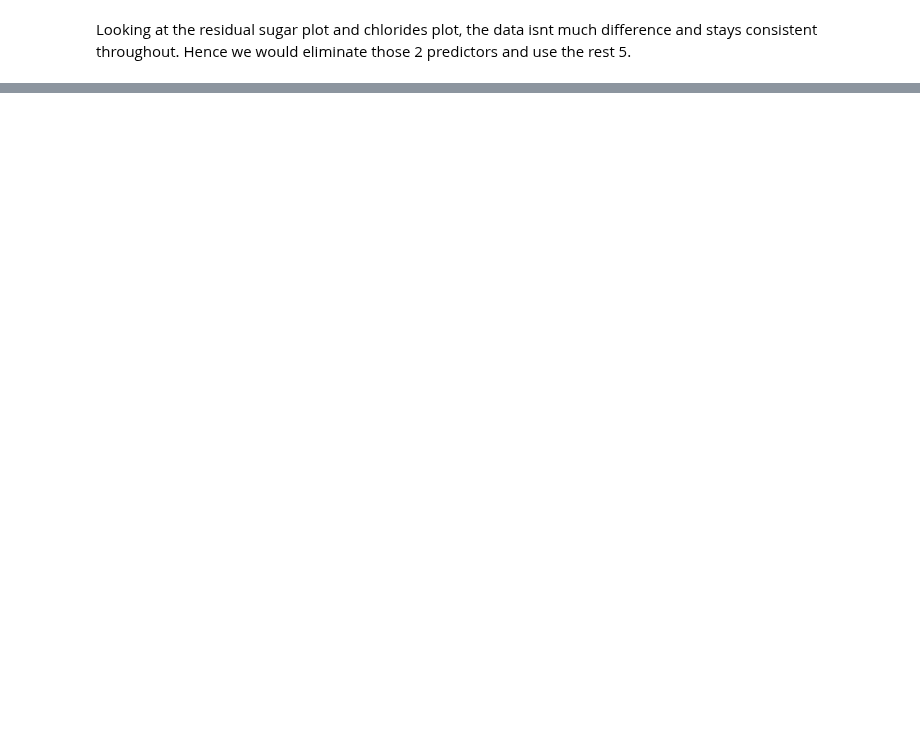
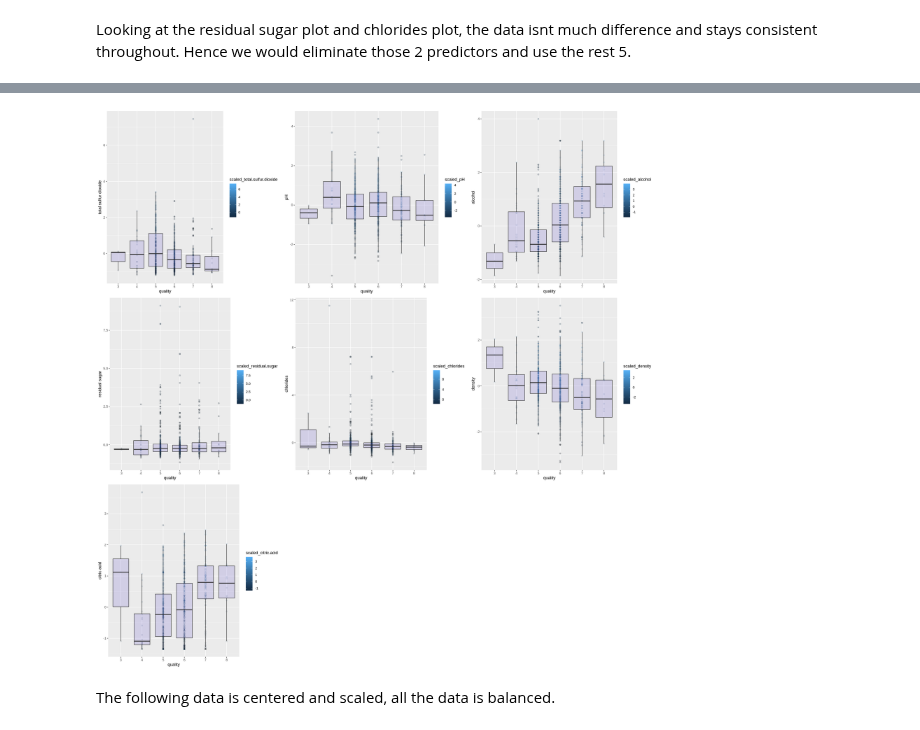
Before and after one commit to SurajDatta/DSCI100_group_project, a Jupyter notebook: group_project_proposal.ipynb, the cells around one changed output, grey strips where cells are left out. Cells and saved outputs as stored; diff of their text form; code cells hidden in the pictures; blank space fills up the shorter version.

Commit message:
Centralized data and added more method

```diff
--- a/group_project_proposal.ipynb
+++ b/group_project_proposal.ipynb
@@ -333,2 +315,14 @@ plot_grid(relation_tsd, relation_ph, relation_ah, relation_rs, relation_ch, rela
 # %% [markdown]
 Looking at the residual sugar plot and chlorides plot, the data isnt much difference and stays consistent throughout. Hence we would eliminate those 2 predictors and use the rest 5.
+# %%
+wine_train_scaled <- wine_train %>%
+
+ mutate(scaled_total.sulfur.dioxide = scale(total.sulfur.dioxide, center = TRUE),
+        scaled_pH = scale(pH, center = TRUE),
+        scaled_alcohol = scale(alcohol, center = TRUE),
+        scaled_residual.sugar = scale(residual.sugar, center = TRUE),
+        scaled_chlorides = scale(chlorides, center = TRUE),
+        scaled_density = scale(density, center = TRUE),
+        scaled_citric.acid = scale(citric.acid, center = TRUE))
+
+wine_train_scaled
@@ -334,0 +349,64 @@ Looking at the residual sugar plot and chlorides plot, the data isnt much differ
+# %%
+options(repr.plot.width = 20, repr.plot.height = 20)
+
+scaled_relation_tsd <- wine_train_scaled %>%
+   ggplot(aes(x = scaled_total.sulfur.dioxide, y = as.factor(quality))) +
+   geom_point(aes(colour = scaled_total.sulfur.dioxide), alpha = 0.1) +
+   geom_boxplot(fill="slateblue", alpha= 0.2) +
+   coord_flip() +
+   xlab("total sulfur dioxide") +
+   ylab("quality")
+
+scaled_relation_ph <- wine_train_scaled %>%
+   ggplot(aes(x = scaled_pH, y = as.factor(quality))) +
+   geom_point(aes(colour = scaled_pH), alpha = 0.1) +
+   geom_boxplot(fill="slateblue", alpha= 0.2) +
+   coord_flip() +
+   xlab("pH") +
+   ylab("quality")
+
+scaled_relation_ah <- wine_train_scaled %>%
+   ggplot(aes(x = scaled_alcohol, y = as.factor(quality))) +
+   geom_point(aes(colour = scaled_alcohol), alpha = 0.1) +
+   geom_boxplot(fill="slateblue", alpha= 0.2) +
+   coord_flip() +
+   xlab("alcohol") +
+   ylab("quality")
+
+scaled_relation_rs <- wine_train_scaled %>%
+   ggplot(aes(x = scaled_residual.sugar, y = as.factor(quality))) +
+   geom_point(aes(color = scaled_residual.sugar), alpha = 0.1) +
+   geom_boxplot(fill="slateblue", alpha= 0.2) +
+   coord_flip() +
+   xlab("residual sugar") +
+   ylab("quality")
+
+scaled_relation_ch <- wine_train_scaled %>%
+   ggplot(aes(x = scaled_chlorides, y = as.factor(quality))) +
+   geom_point(aes(color = scaled_chlorides), alpha = 0.1) +
+   geom_boxplot(fill="slateblue", alpha= 0.2) +
+   coord_flip() +
+   xlab("chlorides") +
+   ylab("quality")
+
+scaled_relation_ds <- wine_train_scaled %>%
+   ggplot(aes(x = scaled_density, y = as.factor(quality))) +
+   geom_point(aes(color = scaled_density), alpha = 0.1) +
+   geom_boxplot(fill="slateblue", alpha= 0.2) +
+   coord_flip() +
+   xlab("density") +
+   ylab("quality")
+
+scaled_relation_ca <- wine_train_scaled %>%
+   ggplot(aes(x = scaled_citric.acid, y = as.factor(quality))) +
+   geom_point(aes(color = scaled_citric.acid), alpha = 0.1) +
+   geom_boxplot(fill="slateblue", alpha= 0.2) +
+   coord_flip() +
+   xlab("citric acid") +
+   ylab("quality")
+
+plot_grid(scaled_relation_tsd, scaled_relation_ph, scaled_relation_ah, scaled_relation_rs, scaled_relation_ch, scaled_relation_ds, scaled_relation_ca)
+# %% [output]
+[figure, added]
+# %% [markdown]
+The following data is centered and scaled, all the data is balanced.
```
Also changed, not shown: parts of 6 cells of this notebook.
